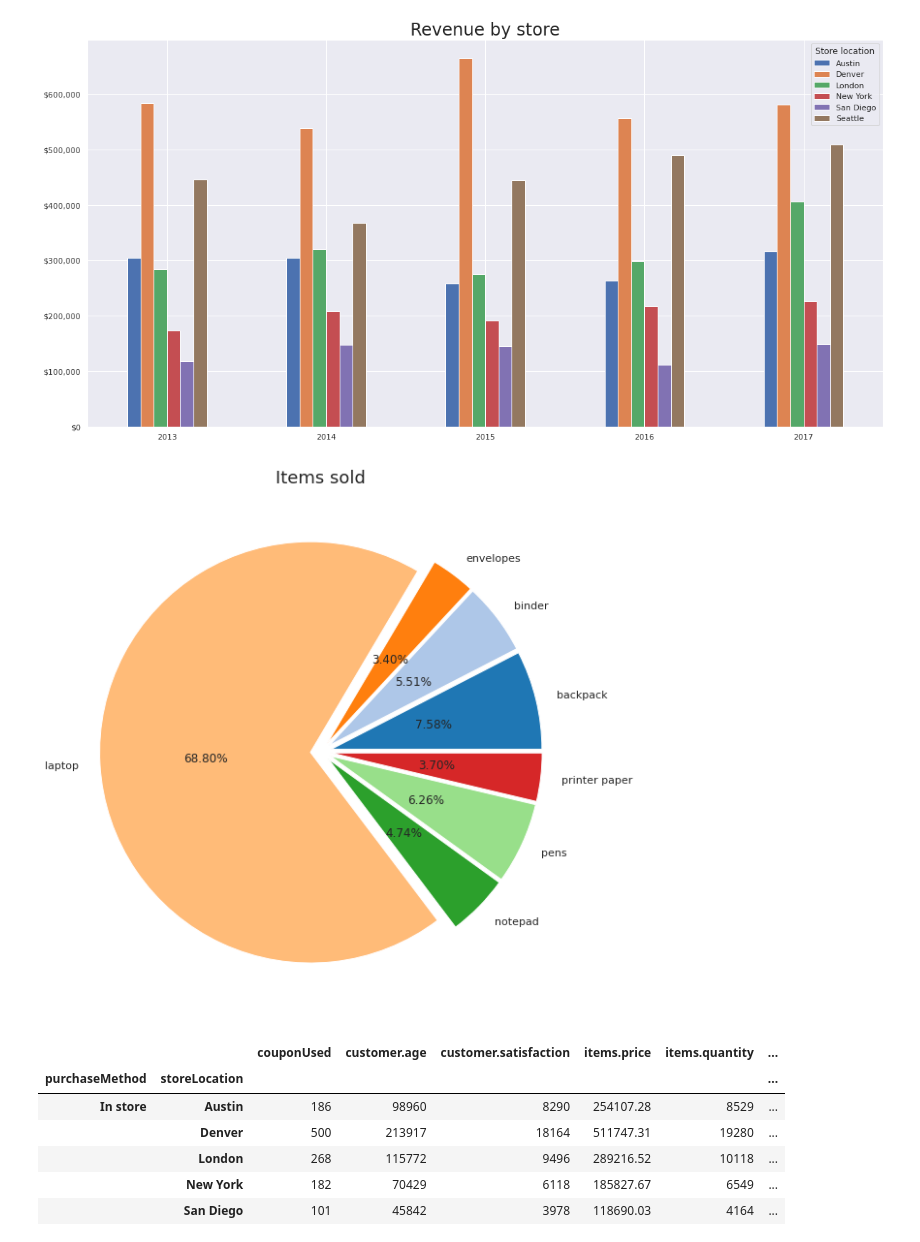
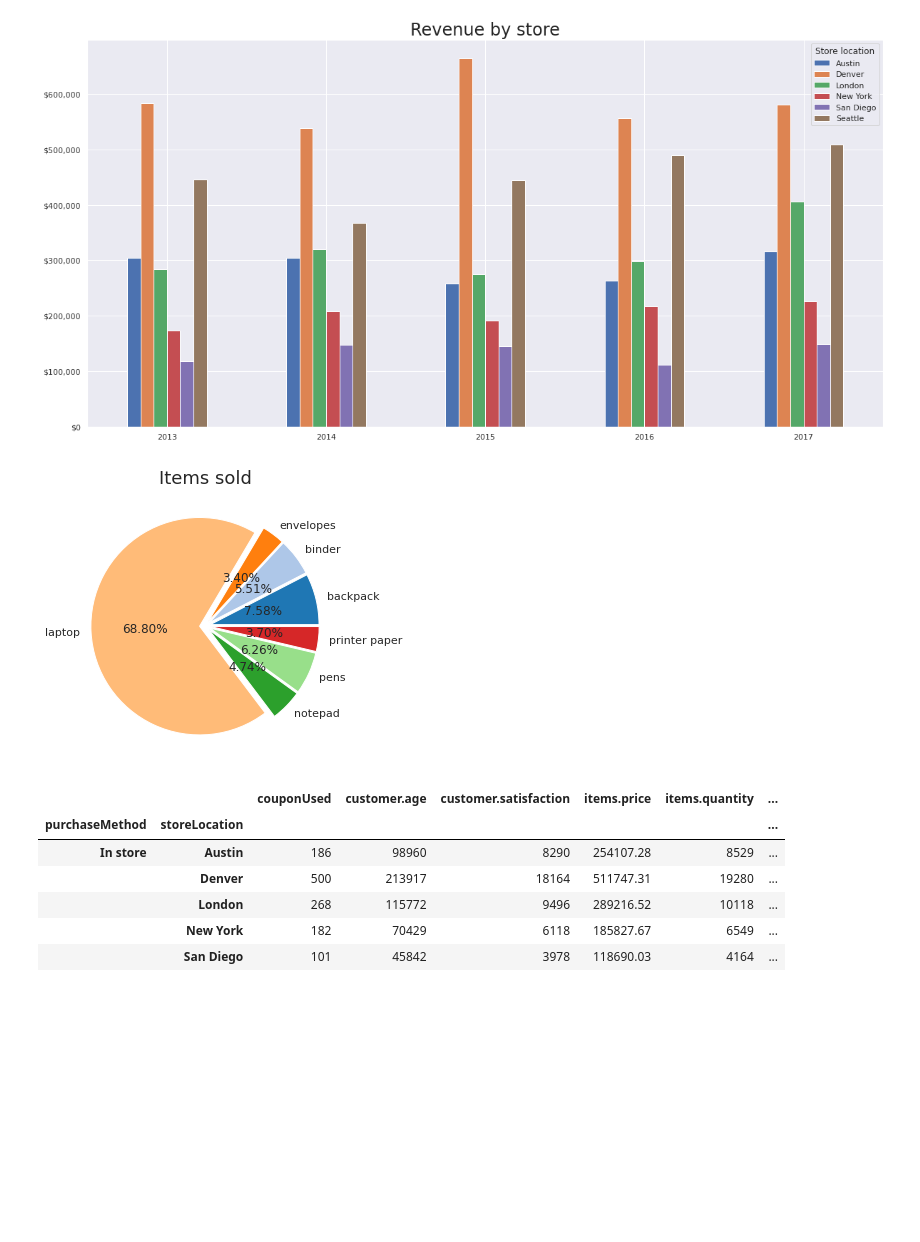
Before and after one commit to raphaelricardo10/Aquarela, a Jupyter notebook: client/Analytics.ipynb, the cells around one changed output. Drawn from its saved outputs; the diff is of its cells as text; code cells hidden in the pictures; blank space fills up the shorter version.

Commit message:
resized pie plot

```diff
--- a/client/Analytics.ipynb
+++ b/client/Analytics.ipynb
@@ -107,17 +107,17 @@ a
 # %%
 figure, ax = plt.subplots()
 fontSize = 18
 
 plotData = orderItems.loc[orderItems['storeLocation'] == 'San Diego'].groupby('items.name')['items.total'].sum()
 
 labels = plotData.index
 ax.pie(x=plotData, autopct="%.2f%%", explode=[0.05]*plotData.size, labels=labels, pctdistance=0.5, colors=plt.cm.tab20.colors)
 ax.set_title("Items sold", fontsize=fontSize)
-figure.set_size_inches(10,10)
+figure.set_size_inches(5,5)
 
 plt.show()
 # %% [output]
-[figure, old version]
+[figure, new version]
 # %%
 orderItems.loc[orderItems['storeLocation'] == 'San Diego']['customer.satisfaction'].mean()
 orderItems.groupby(['purchaseMethod', 'storeLocation']).sum()
```
